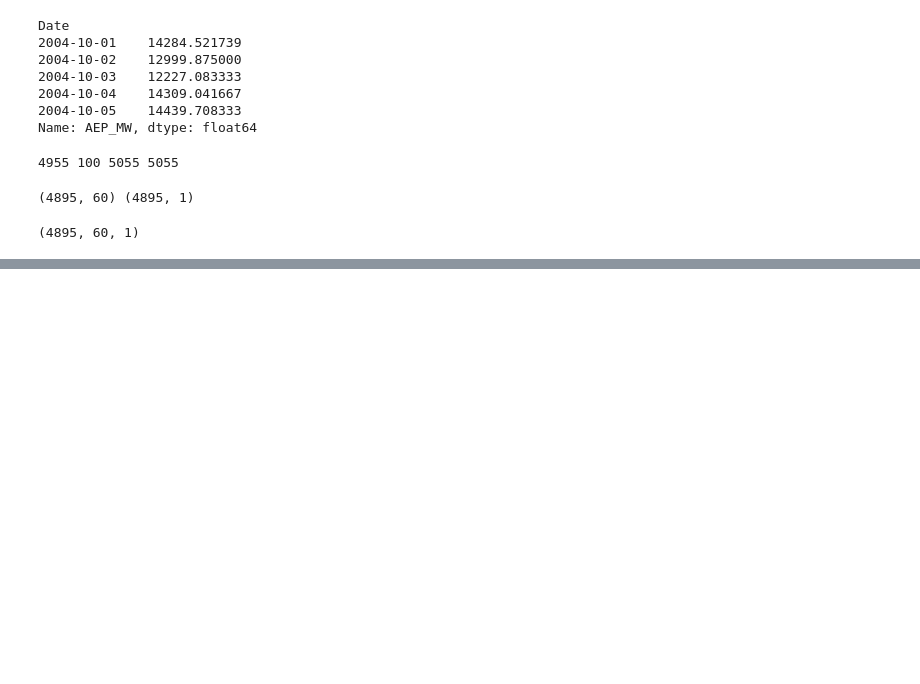
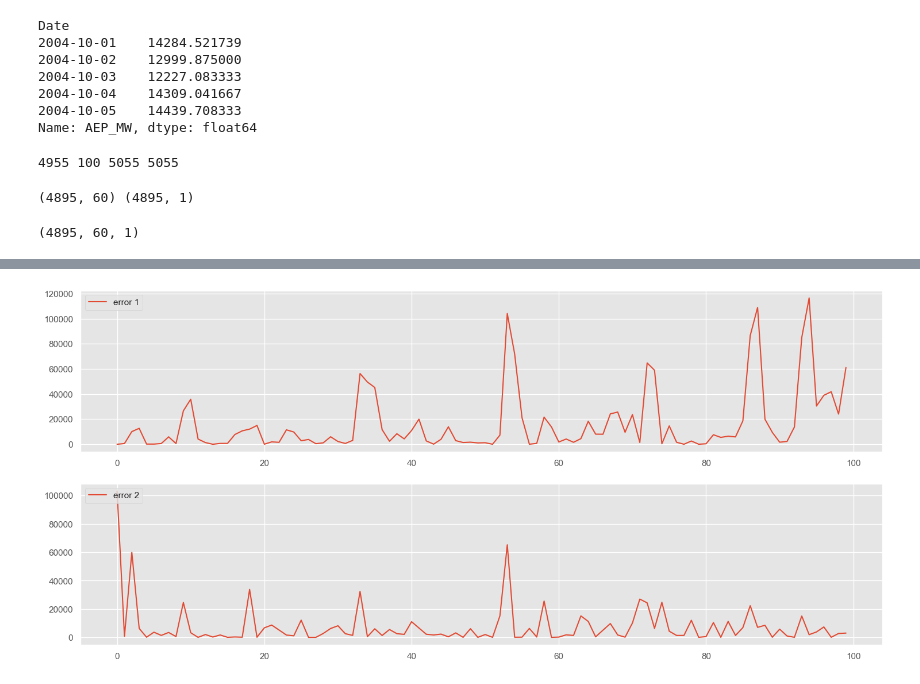
Before and after one commit to Mesfin-Kefyalew/load-forecasting-via-LSTM, a Jupyter notebook: load_predictor.ipynb, the cells around one changed output, grey strips where cells are left out. Cells and saved outputs as stored; diff of their text form; code cells hidden in the pictures; blank space fills up the shorter version.

```diff
--- a/load_predictor.ipynb
+++ b/load_predictor.ipynb
@@ -272,0 +283,25 @@ plt.show()
+# %%
+#compare errors between a linear estimation and model based prediction with true values
+# print((mean_squared_error(comparison_df["True value"], x_yy) , mean_squared_error(comparison_df["Predicted value"], comparison_df["True value"])))
+
+#visualize the accuracy of the LSTM model in predicting energy consumption compared to a linear estimation.
+def error_comparison(yr, y2, y3):
+
+       x_points = [i for i in range(len(yr))]
+       error_1 = [(i[0]-i[1])**2/len(yr) for i in list(zip(yr, y2))]
+       error_2 = [(i[0]-i[1])**2/len(yr) for i in list(zip(yr, y3))]
+
+       fig = plt.figure()
+
+       ax1 = fig.add_subplot(211)
+       ax2 = fig.add_subplot(212)
+
+       ax1.plot(x_points, error_1, label="error 1")
+       ax2.plot(x_points, error_2, label="error 2")
+
+       ax1.legend(loc="upper left")
+       ax2.legend(loc="upper left")
+
+error_comparison(comparison_df["True value"].to_list(), x_yy, comparison_df["Predicted value"].to_list())
+# %% [output]
+[figure, added]
```
Also changed, not shown: parts of 7 cells of this notebook.
